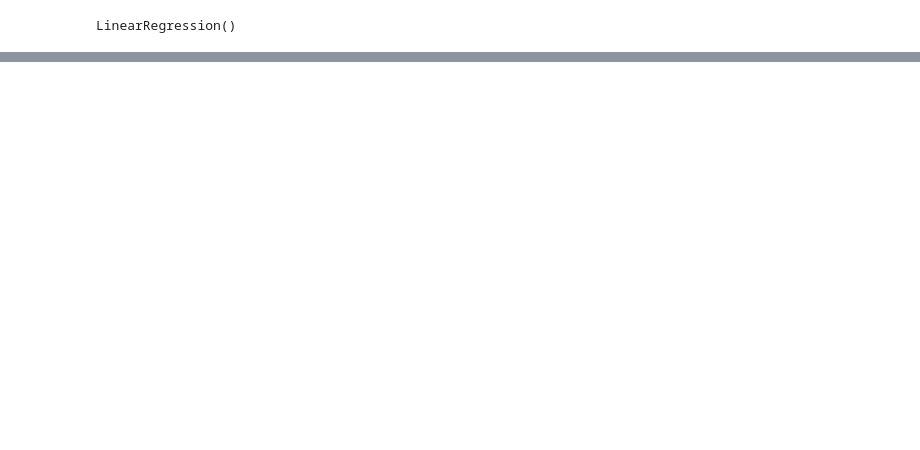
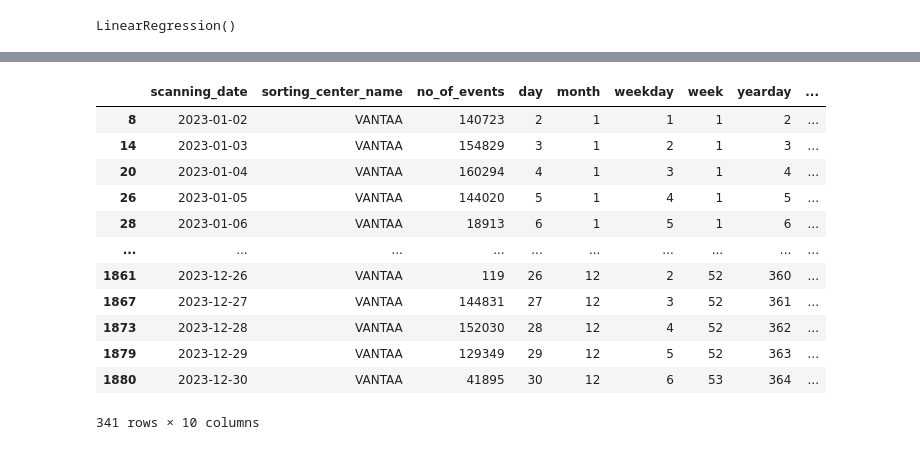
Before and after one commit to 504523tb/CIEM6302-Advanced-Data-Science-for-Traffic-and-Transportation-Engineering-PrimeVision-G1, a Jupyter notebook: notebook_temp_kristian.ipynb, the cells around one changed output, grey strips where cells are left out. Saved outputs shown, nothing was run; the diff lists cells and outputs as text; code cells hidden in the pictures; blank space fills up the shorter version.

```diff
--- a/notebook_temp_kristian.ipynb
+++ b/notebook_temp_kristian.ipynb
@@ -175,0 +180,17 @@ print(model.coef_)
+# %%
+vantaa = adf[adf['sorting_center_name']=='VANTAA'].
+vantaa
+# %% [output]
+|  | scanning_date | sorting_center_name | no_of_events | day | month | weekday | week | yearday | ... |
+| 8 | 2023-01-02 | VANTAA | 140723 | 2 | 1 | 1 | 1 | 2 | ... |
+| 14 | 2023-01-03 | VANTAA | 154829 | 3 | 1 | 2 | 1 | 3 | ... |
+| 20 | 2023-01-04 | VANTAA | 160294 | 4 | 1 | 3 | 1 | 4 | ... |
+| 26 | 2023-01-05 | VANTAA | 144020 | 5 | 1 | 4 | 1 | 5 | ... |
+| 28 | 2023-01-06 | VANTAA | 18913 | 6 | 1 | 5 | 1 | 6 | ... |
+| ... | ... | ... | ... | ... | ... | ... | ... | ... | ... |
+| 1861 | 2023-12-26 | VANTAA | 119 | 26 | 12 | 2 | 52 | 360 | ... |
+| 1867 | 2023-12-27 | VANTAA | 144831 | 27 | 12 | 3 | 52 | 361 | ... |
+| 1873 | 2023-12-28 | VANTAA | 152030 | 28 | 12 | 4 | 52 | 362 | ... |
+| 1879 | 2023-12-29 | VANTAA | 129349 | 29 | 12 | 5 | 52 | 363 | ... |
+| 1880 | 2023-12-30 | VANTAA | 41895 | 30 | 12 | 6 | 53 | 364 | ... |
+341 rows × 10 columns
```
Also changed, not shown: parts of 8 cells of this notebook.
